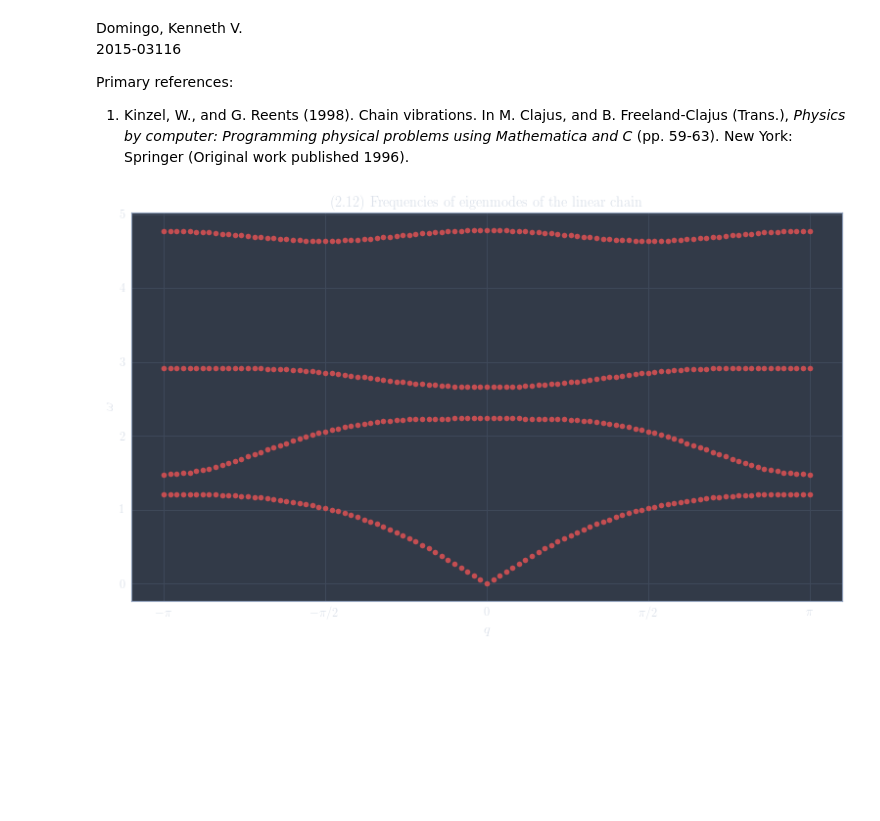
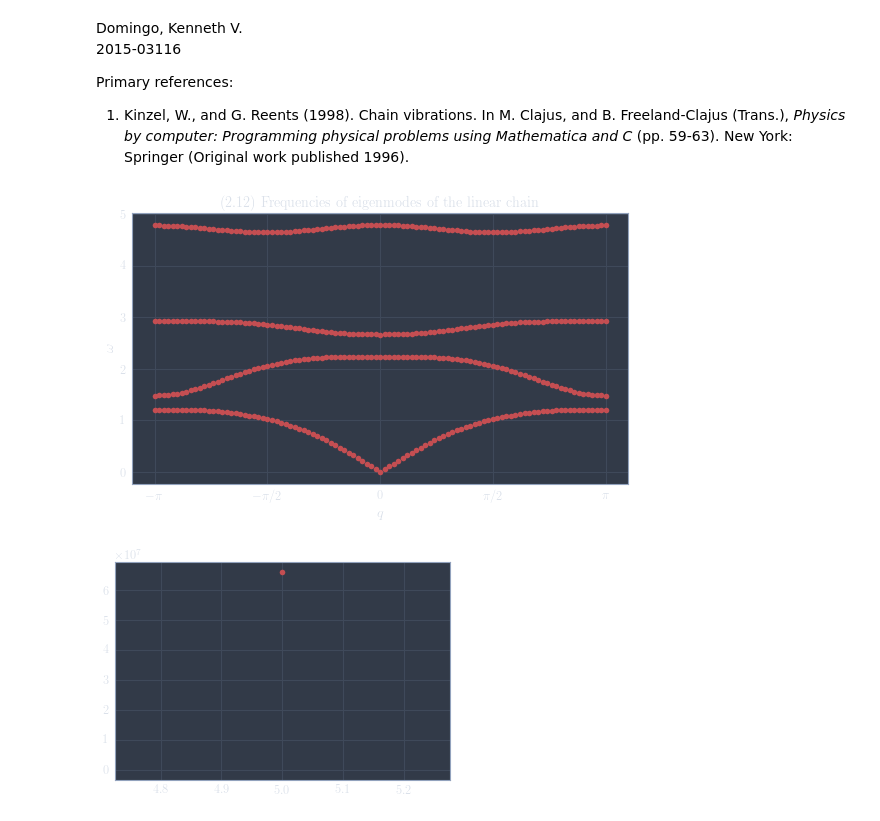
Before and after one commit to kvdomingo/AP156, a Jupyter notebook: Week 04-05 - Chain Vibrations.ipynb, the cells around one changed output. Saved outputs shown, nothing was run; the diff lists cells and outputs as text; code cells hidden in the pictures; blank space fills up the shorter version.

```diff
--- a/Week 04-05 - Chain Vibrations.ipynb
+++ b/Week 04-05 - Chain Vibrations.ipynb
@@ -59,15 +59,39 @@ eigenlist = np.array(eigenlist)
 # %%
 x_axis = np.arange(-np.pi,np.pi+np.pi/50,np.pi/50)
 
-fig,ax = mp.subplots(figsize=(13,13*9/16))
+fig,ax = mp.subplots(figsize=(5*16/9,5))
 
 ax.plot(x_axis, np.sqrt(eigenlist), "ro")
 ax.set_xlabel(r"$q$")
 ax.set_ylabel(r"$\omega$")
 ax.set_title(r"\textrm{(2.12) Frequencies of eigenmodes of the linear chain}")
 
 ax.xaxis.set_major_locator(mp.MultipleLocator(np.pi/2))
 ax.xaxis.set_major_formatter(mp.FuncFormatter(polarticks_2))
 mp.show()
 # %% [output]
-[figure, old version]
+[figure, new version]
+# %%
+g = 9.81
+m = 30
+xy = 100
+vy = 0
+k = 7
+dt = 0.1
+anchory = 200
+
+fig = mp.figure()
+spr = []
+sFy = -k*(xy-anchory)
+Fy = sFy + m*g
+ay = Fy/m
+for i in np.arange(0,20,dt):
+    vy = vy + ay*i
+    xy = xy + vy*i
+    sms = mp.plot(5,xy, "ro",animated=True)
+    spr.append(sms)
+
+sim = anim.ArtistAnimation(fig,spr,interval=15,blit=True)
+sim.save("sprm.mp4", writer="ffmpeg")
+# %% [output]
+[figure, added]
```
Also changed, not shown: 4 other files.
